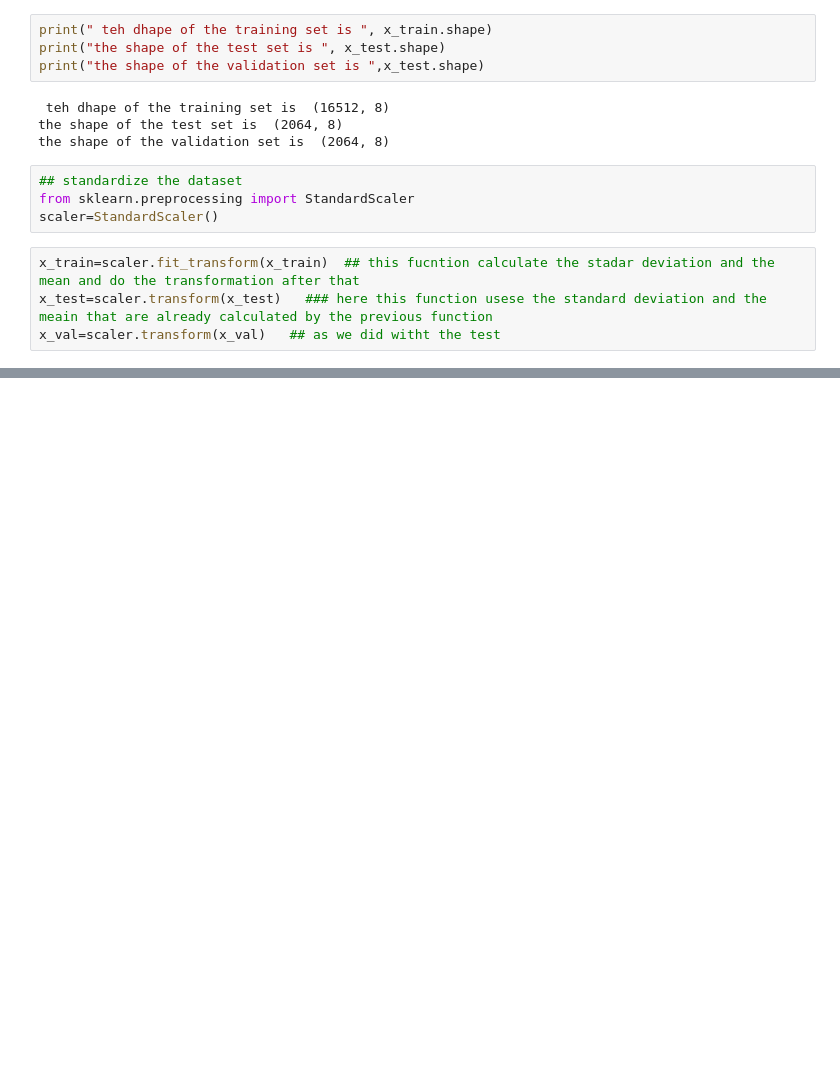
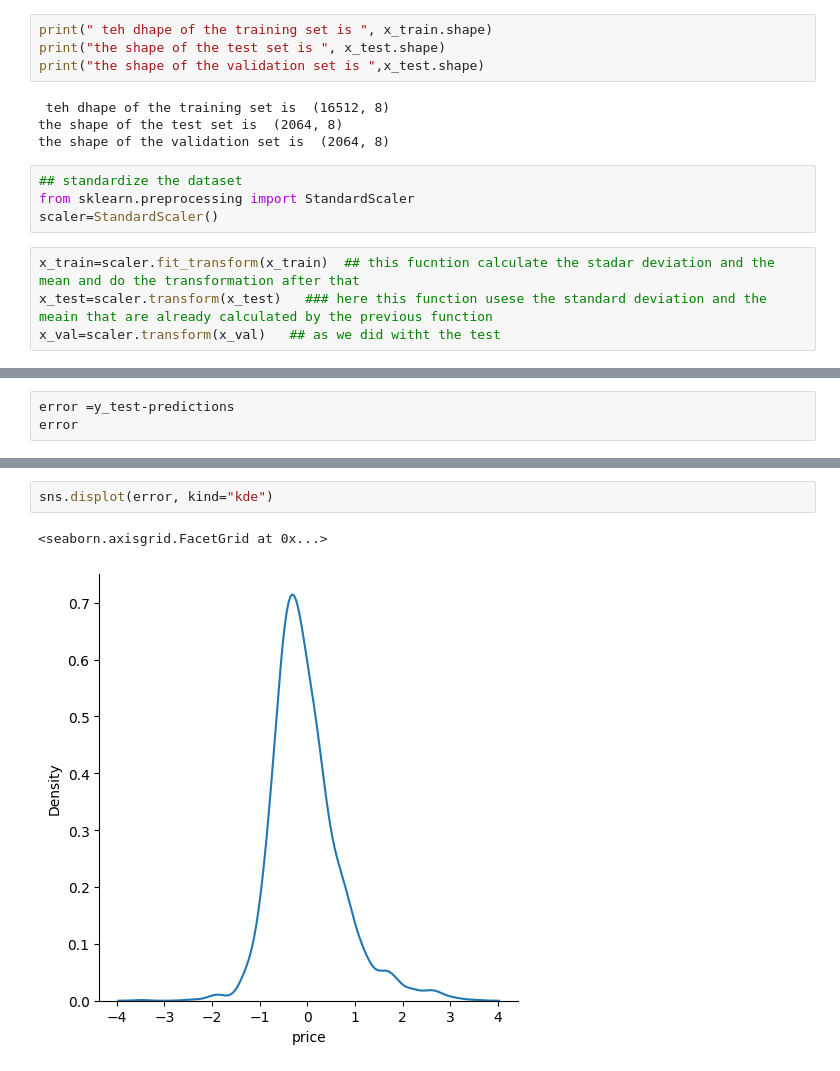
Before and after one commit to Wailsafi/ml_full, a Jupyter notebook: main.ipynb, the cells around one changed output, grey strips where cells are left out. Drawn from its saved outputs; the diff is of its cells as text; blank space fills up the shorter version.

```diff
--- a/main.ipynb
+++ b/main.ipynb
@@ -110,0 +143,3 @@ x_val=scaler.transform(x_val)   ## as we did witht the test
+# %%
+error =y_test-predictions
+error
@@ -110,0 +159,5 @@ x_val=scaler.transform(x_val)   ## as we did witht the test
+# %%
+sns.displot(error, kind="kde")
+# %% [output]
+<seaborn.axisgrid.FacetGrid at 0x...>
+[figure, added]
```
Also changed, not shown: parts of 15 cells of this notebook.
